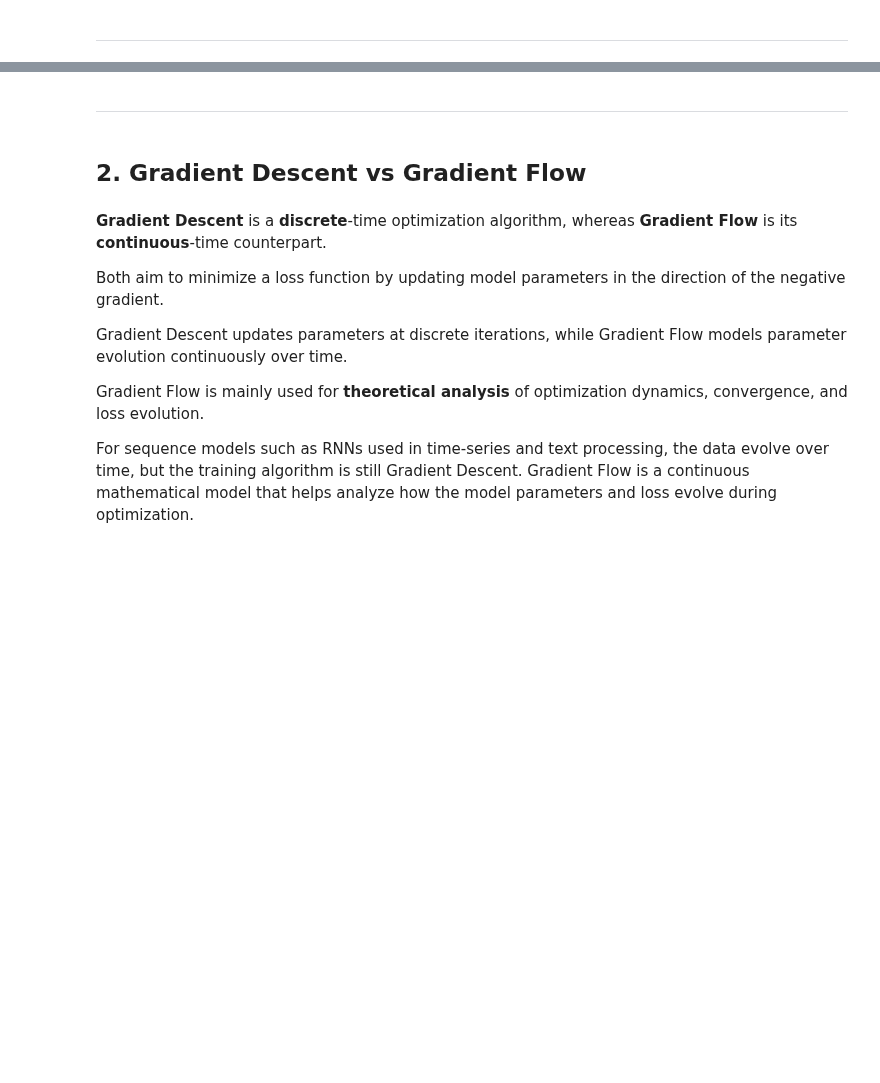
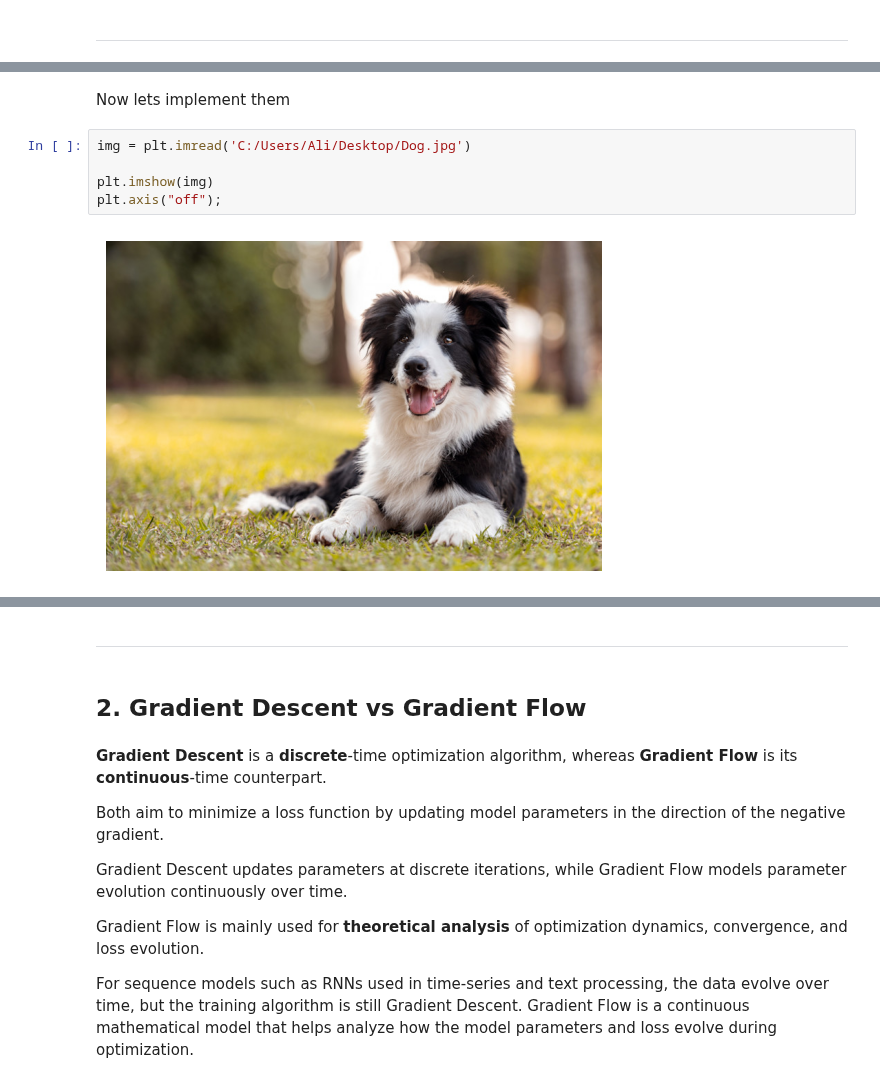
Before and after one commit to gammaeleccorp-cmd/DL-rookies, a Jupyter notebook: mohammadi/Weekly Tasks/Deep Learning/Weeks 2,3/math-found.ipynb, the cells around one changed output, grey strips where cells are left out. Cells and saved outputs as stored; diff of their text form; blank space fills up the shorter version.

```diff
--- a/mohammadi/Weekly Tasks/Deep Learning/Weeks 2,3/math-found.ipynb
+++ b/mohammadi/Weekly Tasks/Deep Learning/Weeks 2,3/math-found.ipynb
@@ -596,0 +613,9 @@ from numpy.linalg import svd
+# %% [markdown]
+Now lets implement them
+# %%
+img = plt.imread('C:/Users/Ali/Desktop/Dog.jpg')
+
+plt.imshow(img)
+plt.axis("off");
+# %% [output]
+[figure, added]
```
Also changed, not shown: parts of 25 cells of this notebook.
